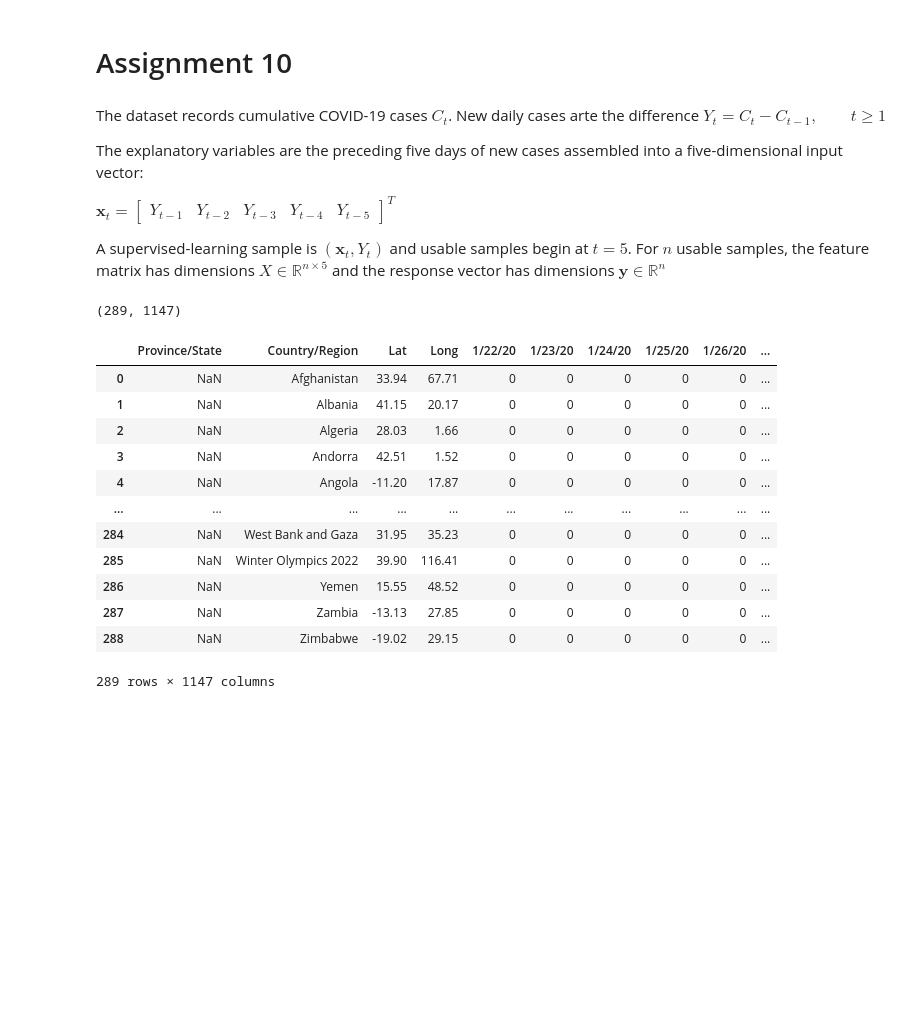
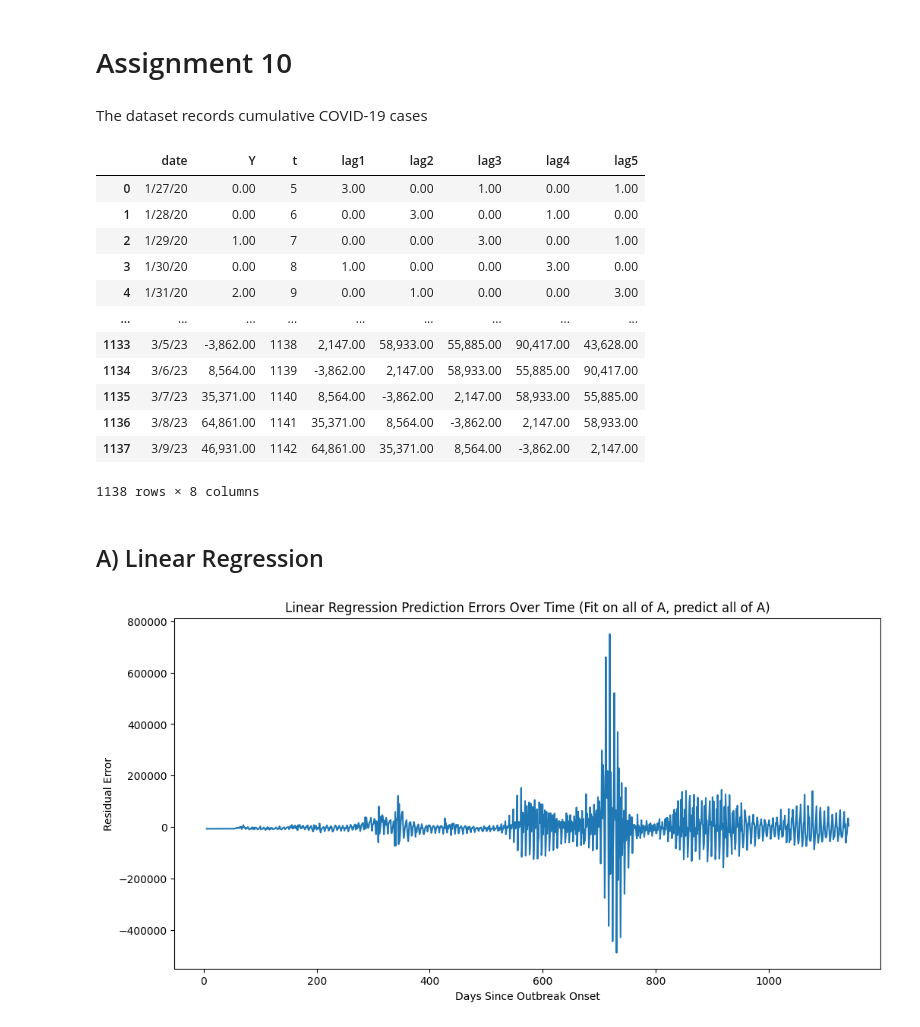
Before and after one commit to shaneferrellwv/biomed-data-science, a Jupyter notebook: assignment-10/hw10.ipynb, the cells around one changed output. Saved outputs shown, nothing was run; the diff lists cells and outputs as text; code cells hidden in the pictures; blank space fills up the shorter version.

```diff
--- a/assignment-10/hw10.ipynb
+++ b/assignment-10/hw10.ipynb
@@ -24,13 +24,7 @@ PyTorch version: 2.15.0+cpu
 # %% [markdown]
 # Assignment 10
 # %% [markdown]
-The dataset records cumulative COVID-19 cases $C_t$. New daily cases arte the difference $Y_t = C_t-C_{t-1},\qquad t\geq 1$
-
-The explanatory variables are the preceding five days of new cases assembled into a five-dimensional input vector:
-
-$\mathbf{x}_t =\begin{bmatrix}Y_{t-1}&Y_{t-2}&Y_{t-3}&Y_{t-4}&Y_{t-5}\end{bmatrix}^{\!T}$
-
-A supervised-learning sample is $(\mathbf{x}_t,Y_t)$ and usable samples begin at $t=5$. For $n$ usable samples, the feature matrix has dimensions $X\in\mathbb{R}^{n\times5}$ and the response vector has dimensions $\mathbf y\in\mathbb{R}^n$
+The dataset records cumulative COVID-19 cases
 # %%
 url = "https://raw.githubusercontent.com/CSSEGISandData/COVID-19/refs/heads/master/csse_covid_19_data/csse_covid_19_time_series/time_series_covid19_confirmed_global.csv"
 covid = pd.read_csv(url)
@@ -62,29 +56,46 @@ def create_lags(data):
     df = df.dropna().reset_index(drop=True)
     return df
 
-A = daily_cases(us_cases)
-A_lag = create_lags(A)
-A_lag
-
-split = len(A_lag) // 2
-X_A = A_lag[["lag1", "lag2", "lag3", "lag4", "lag5"]]
-X_train = X_A.iloc[:split]
-X_test = X_A.iloc[split:]
-y_A = A_lag["Y"]
-y_train = y_A.iloc[:split]
-y_test = y_A.iloc[split:]
+data = daily_cases(us_cases)
+lags = create_lags(data)
+lags
 # %% [output]
+|  | date | Y | t | lag1 | lag2 | lag3 | lag4 | lag5 |
+| 0 | 1/27/20 | 0.00 | 5 | 3.00 | 0.00 | 1.00 | 0.00 | 1.00 |
+| 1 | 1/28/20 | 0.00 | 6 | 0.00 | 3.00 | 0.00 | 1.00 | 0.00 |
+| 2 | 1/29/20 | 1.00 | 7 | 0.00 | 0.00 | 3.00 | 0.00 | 1.00 |
+| 3 | 1/30/20 | 0.00 | 8 | 1.00 | 0.00 | 0.00 | 3.00 | 0.00 |
+| 4 | 1/31/20 | 2.00 | 9 | 0.00 | 1.00 | 0.00 | 0.00 | 3.00 |
+| ... | ... | ... | ... | ... | ... | ... | ... | ... |
+| 1133 | 3/5/23 | -3,862.00 | 1138 | 2,147.00 | 58,933.00 | 55,885.00 | 90,417.00 | 43,628.00 |
+| 1134 | 3/6/23 | 8,564.00 | 1139 | -3,862.00 | 2,147.00 | 58,933.00 | 55,885.00 | 90,417.00 |
+| 1135 | 3/7/23 | 35,371.00 | 1140 | 8,564.00 | -3,862.00 | 2,147.00 | 58,933.00 | 55,885.00 |
+| 1136 | 3/8/23 | 64,861.00 | 1141 | 35,371.00 | 8,564.00 | -3,862.00 | 2,147.00 | 58,933.00 |
+| 1137 | 3/9/23 | 46,931.00 | 1142 | 64,861.00 | 35,371.00 | 8,564.00 | -3,862.00 | 2,147.00 |
-(289, 1147)
+1138 rows × 8 columns
-|  | Province/State | Country/Region | Lat | Long | 1/22/20 | 1/23/20 | 1/24/20 | 1/25/20 | 1/26/20 | ... |
-| 0 | NaN | Afghanistan | 33.94 | 67.71 | 0 | 0 | 0 | 0 | 0 | ... |
-| 1 | NaN | Albania | 41.15 | 20.17 | 0 | 0 | 0 | 0 | 0 | ... |
-| 2 | NaN | Algeria | 28.03 | 1.66 | 0 | 0 | 0 | 0 | 0 | ... |
-| 3 | NaN | Andorra | 42.51 | 1.52 | 0 | 0 | 0 | 0 | 0 | ... |
-| 4 | NaN | Angola | -11.20 | 17.87 | 0 | 0 | 0 | 0 | 0 | ... |
-| ... | ... | ... | ... | ... | ... | ... | ... | ... | ... | ... |
-| 284 | NaN | West Bank and Gaza | 31.95 | 35.23 | 0 | 0 | 0 | 0 | 0 | ... |
-| 285 | NaN | Winter Olympics 2022 | 39.90 | 116.41 | 0 | 0 | 0 | 0 | 0 | ... |
-| 286 | NaN | Yemen | 15.55 | 48.52 | 0 | 0 | 0 | 0 | 0 | ... |
-| 287 | NaN | Zambia | -13.13 | 27.85 | 0 | 0 | 0 | 0 | 0 | ... |
-| 288 | NaN | Zimbabwe | -19.02 | 29.15 | 0 | 0 | 0 | 0 | 0 | ... |
-289 rows × 1147 columns
+# %%
+split = len(lags) // 2
+X = lags[["lag1", "lag2", "lag3", "lag4", "lag5"]]
+X_train = X.iloc[:split]
+X_test = X.iloc[split:]
+y = lags["Y"]
+y_train = y.iloc[:split]
+y_test = y.iloc[split:]
+# %% [markdown]
+## A) Linear Regression
+# %%
+model_A = LinearRegression()
+model_A.fit(X, y)
+
+predict_all_A = model_A.predict(X)
+residuals_A = y.to_numpy() - predict_all_A
+mse_A = mean_squared_error(y, predict_all_A)
+
+plt.figure(figsize=(12, 6))
+plt.plot(lags["t"], residuals_A)
+plt.xlabel("Days Since Outbreak Onset")
+plt.ylabel("Residual Error")
+plt.title("Linear Regression Prediction Errors Over Time (Fit on all of A, predict all of A)")
+plt.show()
+# %% [output]
+[figure, added]
```
Also changed, not shown: parts of 13 cells of this notebook, 9 other files.
